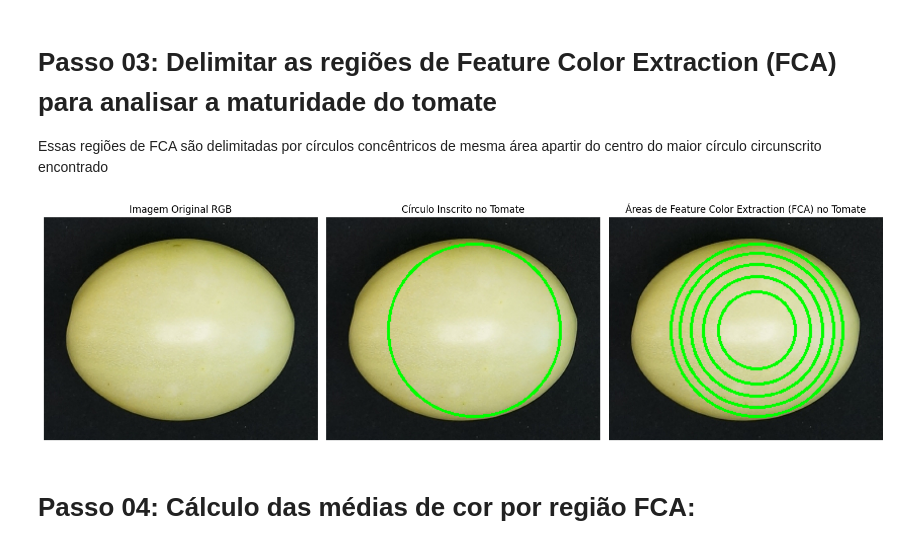
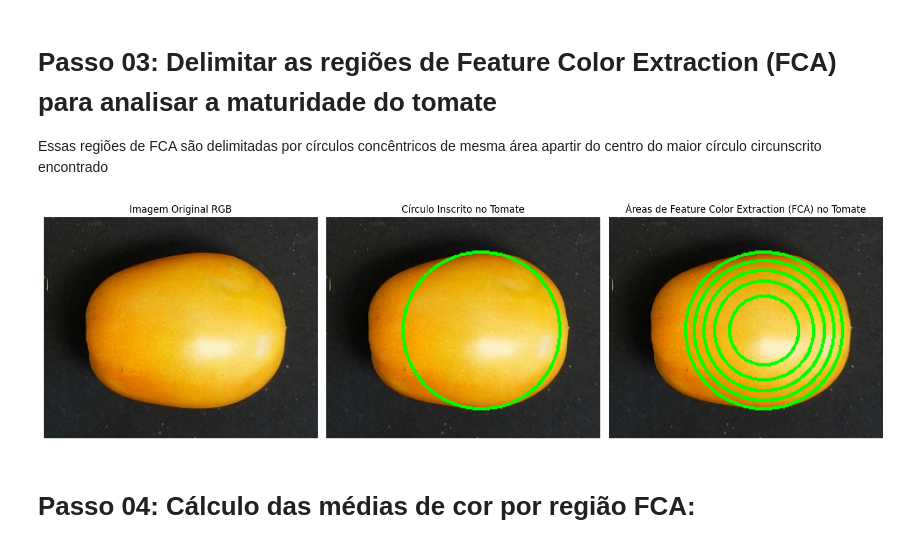
Before and after one commit to CizeLucas/Trabalho-SeminariosDeComputacao, a Jupyter notebook: image_segmentation.ipynb, the cells around one changed output. Saved outputs shown, nothing was run; the diff lists cells and outputs as text; code cells hidden in the pictures.

```diff
--- a/image_segmentation.ipynb
+++ b/image_segmentation.ipynb
@@ -214,7 +241,7 @@ plt.show()
 # Passo 01:  threshold segmentation adaptativo baseado no histograma de cores da própria imagem
 # %%
 # 1. Carregar e converter a imagem
-image = cv2.imread('./test_images/6(orig_dataset).bmp')
+image = cv2.imread('./original_dataset/data/tomato samples (1)/S-C-21.bmp')
 image_rgb = cv2.cvtColor(image, cv2.COLOR_BGR2RGB)
 image_hsv = cv2.cvtColor(image_rgb, cv2.COLOR_RGB2HSV)
 
@@ -323,13 +350,6 @@ plt.show()
 
 Essas regiões de FCA são delimitadas por círculos concêntricos de mesma área apartir do centro do maior círculo circunscrito encontrado
 # %%
-'''
-# 9. Limpeza da máscara com operações morfológicas
-kernel = np.ones((10, 10), np.uint8)
-mask_clean = cv2.morphologyEx(refilled_mask, cv2.MORPH_OPEN, kernel)
-mask_clean = cv2.morphologyEx(mask_clean, cv2.MORPH_CLOSE, kernel)
-'''
-
 # 10. Aplicar transformada de distância
 dist_transform = cv2.distanceTransform(refilled_mask, cv2.DIST_L2, 5)
 minVal, maxVal, minLoc, maxLoc = cv2.minMaxLoc(dist_transform)
@@ -344,34 +364,34 @@ cv2.circle(output, circle_center, circle_radius, (0, 255, 0), 2)
 
 # 13. Calcular os raios das 5 regiões com áreas iguais
 radii = [int(np.sqrt(i/5) * circle_radius) for i in range(1, 6)]
 
 # 14. Desenhar os 5 círculos concêntricos
 output_circles = image_rgb.copy()
 for r in radii:
     cv2.circle(output_circles, circle_center, r, (0, 255, 0), 2)
 
 # Exibir resultados
 plt.figure(figsize=(15, 10))
 
 plt.subplot(1, 3, 1)
 plt.imshow(image_rgb)
 plt.title("Imagem Original RGB")
 plt.axis('off')
 
 plt.subplot(1, 3, 2)
 plt.imshow(output)
 plt.title("Círculo Inscrito no Tomate")
 plt.axis('off')
 
 plt.subplot(1, 3, 3)
 plt.imshow(output_circles)
 plt.title("Áreas de Feature Color Extraction (FCA) no Tomate")
 plt.axis('off')
 
 plt.tight_layout()
 plt.show()
 # %% [output]
-[figure, old version]
+[figure, new version]
 # %% [markdown]
 # Passo 04: Cálculo das médias de cor por região FCA:
 # %%
```
Also changed, not shown: parts of 5 cells of this notebook, 5 other files.
